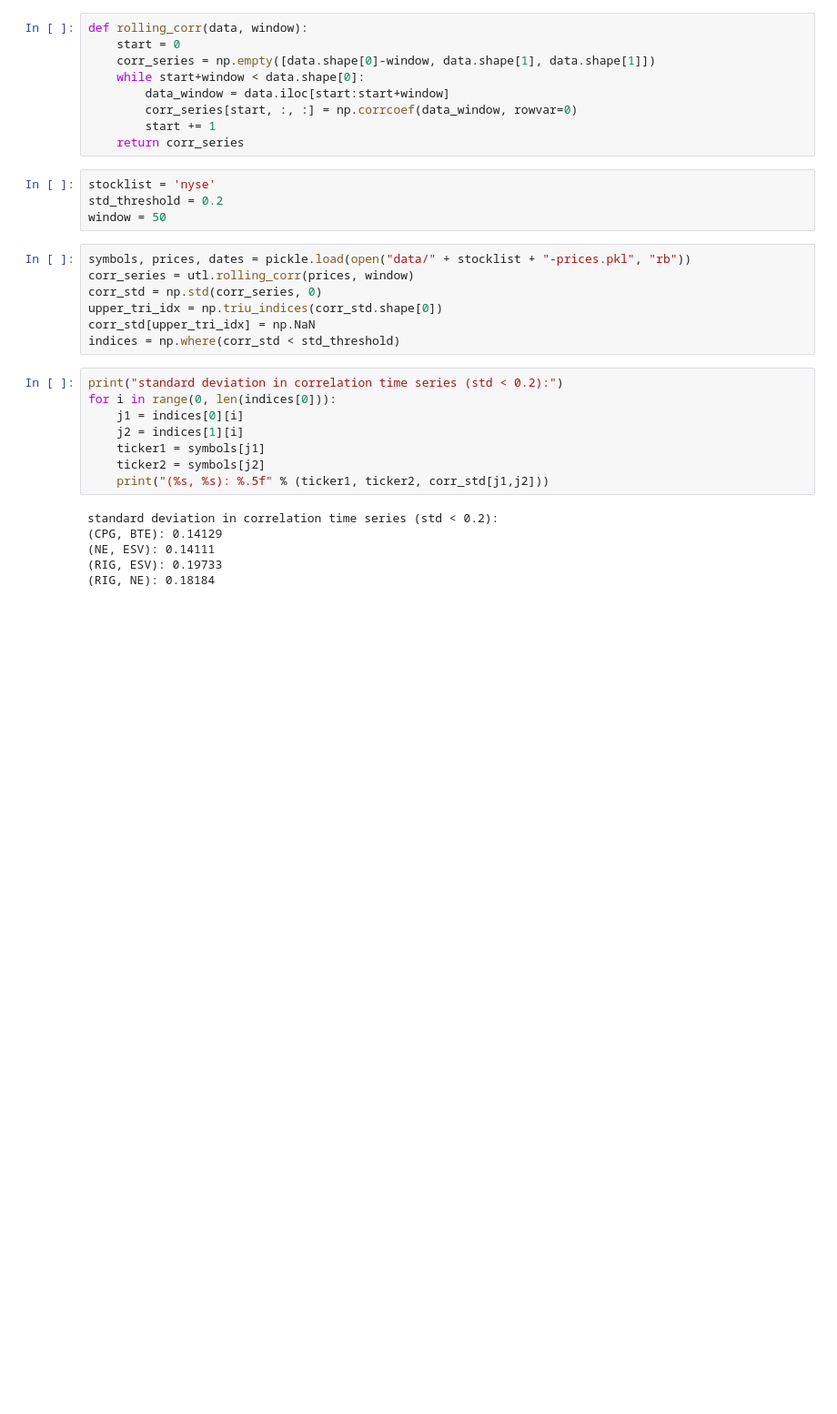
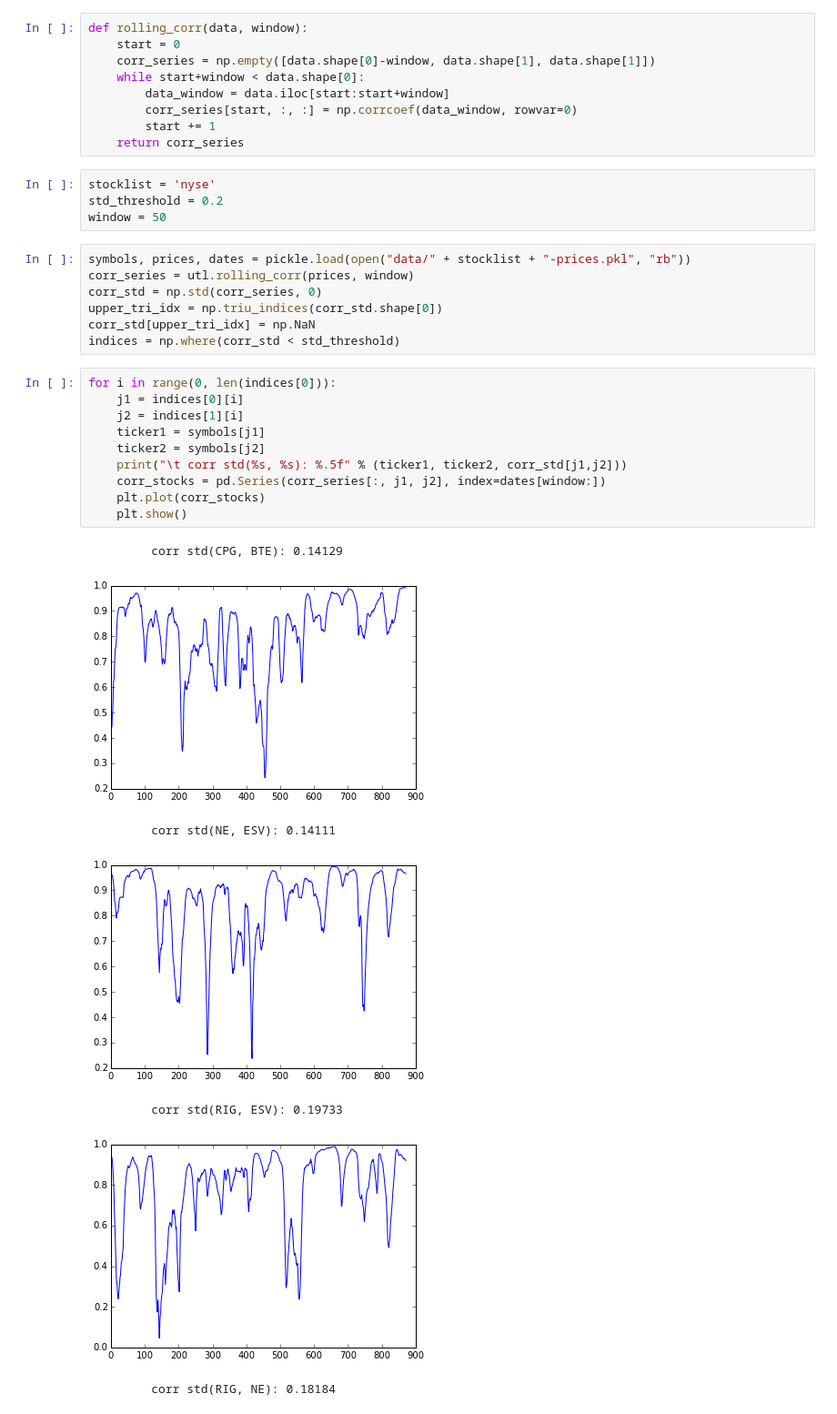
Before and after one commit to pbastani/ipython-notebooks, a Jupyter notebook: hi_corr_stocks.ipynb, the cells around one changed output. Shown at 91% size. Cells and saved outputs as stored; diff of their text form; blank space fills up the shorter version.

Commit message:
show plots
Show plot for each correlated pair of stocks by using the inline option

```diff
--- a/hi_corr_stocks.ipynb
+++ b/hi_corr_stocks.ipynb
@@ -23,16 +26,20 @@ upper_tri_idx = np.triu_indices(corr_std.shape[0])
 corr_std[upper_tri_idx] = np.NaN
 indices = np.where(corr_std < std_threshold)
 # %%
-print("standard deviation in correlation time series (std < 0.2):")
 for i in range(0, len(indices[0])):
     j1 = indices[0][i]
     j2 = indices[1][i]
     ticker1 = symbols[j1]
     ticker2 = symbols[j2]
-    print("(%s, %s): %.5f" % (ticker1, ticker2, corr_std[j1,j2]))
+    print("\t corr std(%s, %s): %.5f" % (ticker1, ticker2, corr_std[j1,j2]))
+    corr_stocks = pd.Series(corr_series[:, j1, j2], index=dates[window:])
+    plt.plot(corr_stocks)
+    plt.show()
 # %% [output]
-standard deviation in correlation time series (std < 0.2):
-(CPG, BTE): 0.14129
-(NE, ESV): 0.14111
-(RIG, ESV): 0.19733
-(RIG, NE): 0.18184
+         corr std(CPG, BTE): 0.14129
+[figure, added]
+         corr std(NE, ESV): 0.14111
+[figure, added]
+         corr std(RIG, ESV): 0.19733
+[figure, added]
+         corr std(RIG, NE): 0.18184
```
Also changed, not shown: parts of 3 cells of this notebook.
